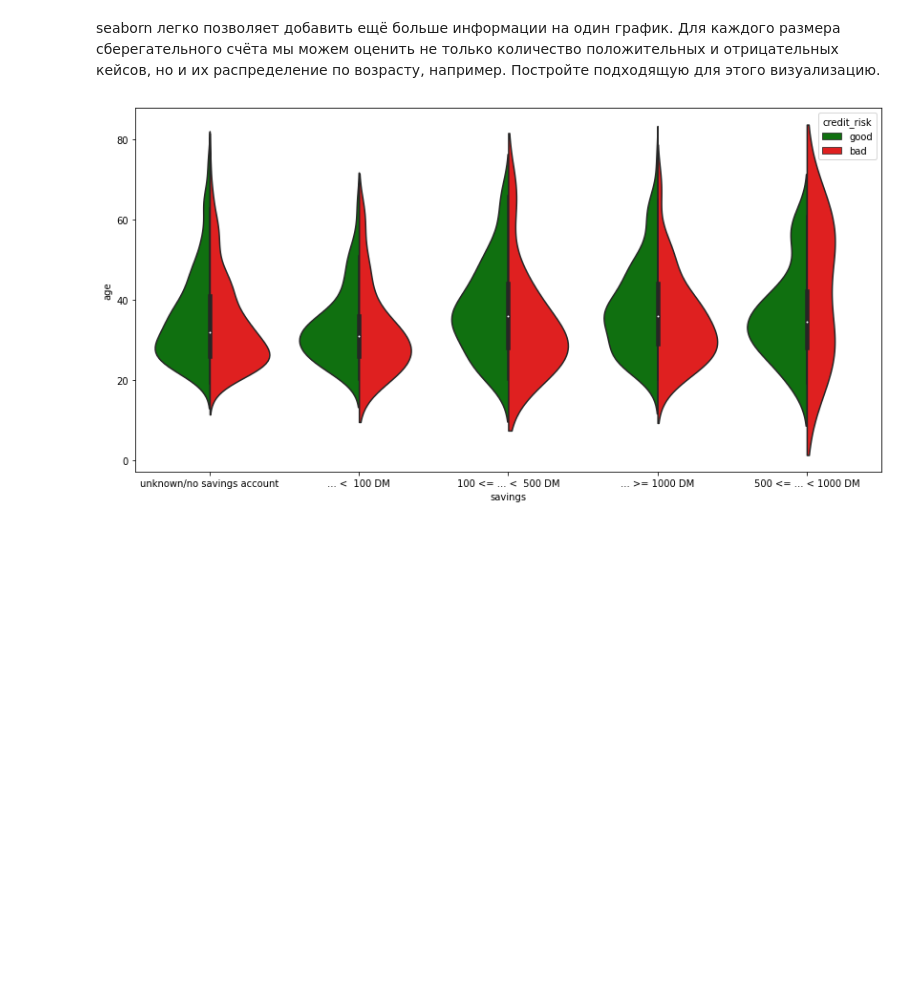
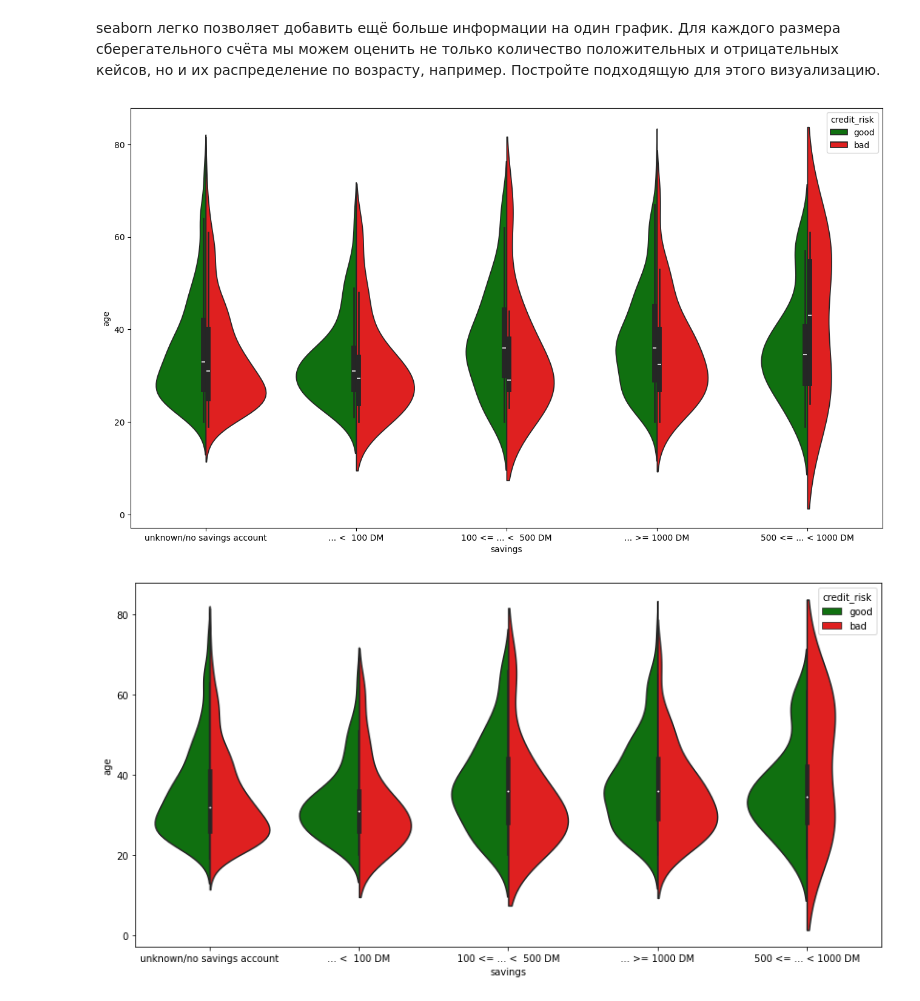
Before and after one commit to kirillkobychev/MLHSE, a Jupyter notebook: Домашнее_задание_3_Визуализации_в_Python.ipynb, the cells around one changed output. Saved outputs shown, nothing was run; the diff lists cells and outputs as text; code cells hidden in the pictures; blank space fills up the shorter version.

```diff
--- a/Домашнее_задание_3_Визуализации_в_Python.ipynb
+++ b/Домашнее_задание_3_Визуализации_в_Python.ipynb
@@ -92,3 +152,14 @@ seaborn легко позволяет добавить ещё больше ин
+# %%
+# ваш код здесь
+plt.figure(figsize=(16,9))
+sns.violinplot(data=df, x='savings', y='age', hue='credit_risk', split=True, palette=['green', 'red'])
+
+plt.xlabel('savings')
+plt.ylabel('age')
+
+plt.show()
+# %% [output]
+[figure, added]
 # %%
 # то что должно получиться
 # %% [output]
```
Also changed, not shown: parts of 16 cells of this notebook.
